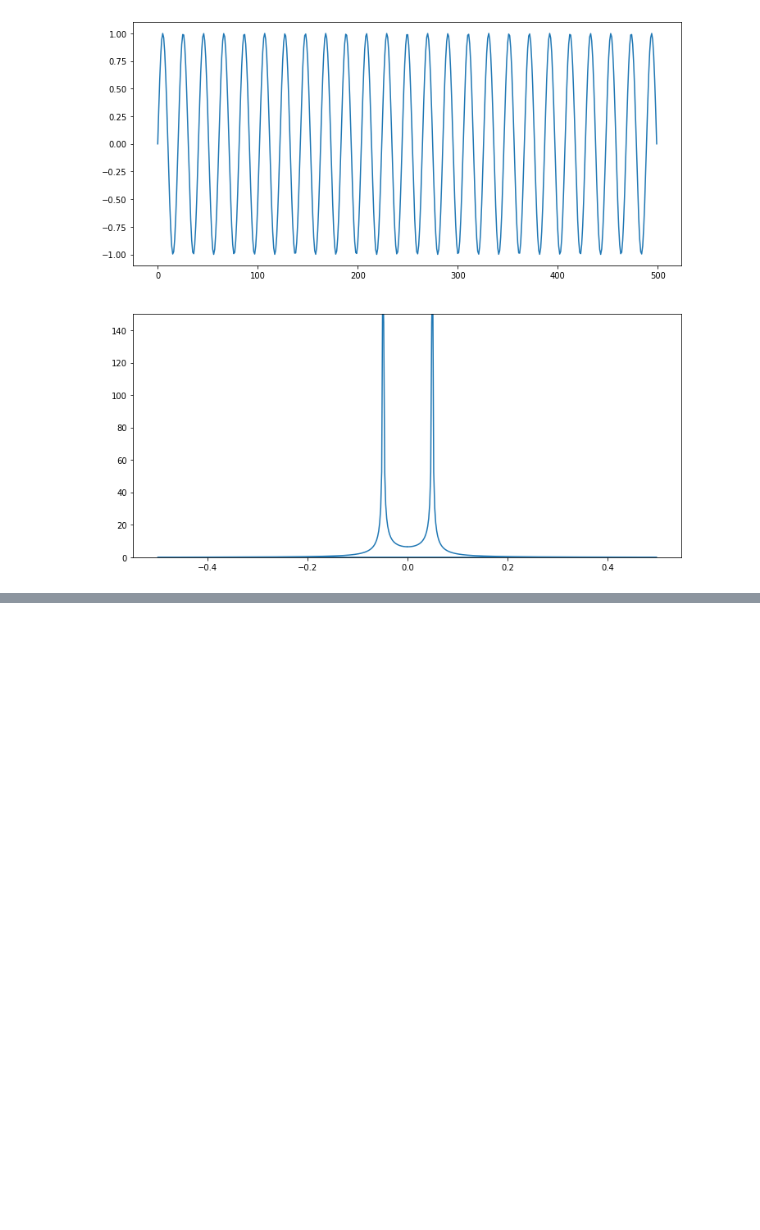
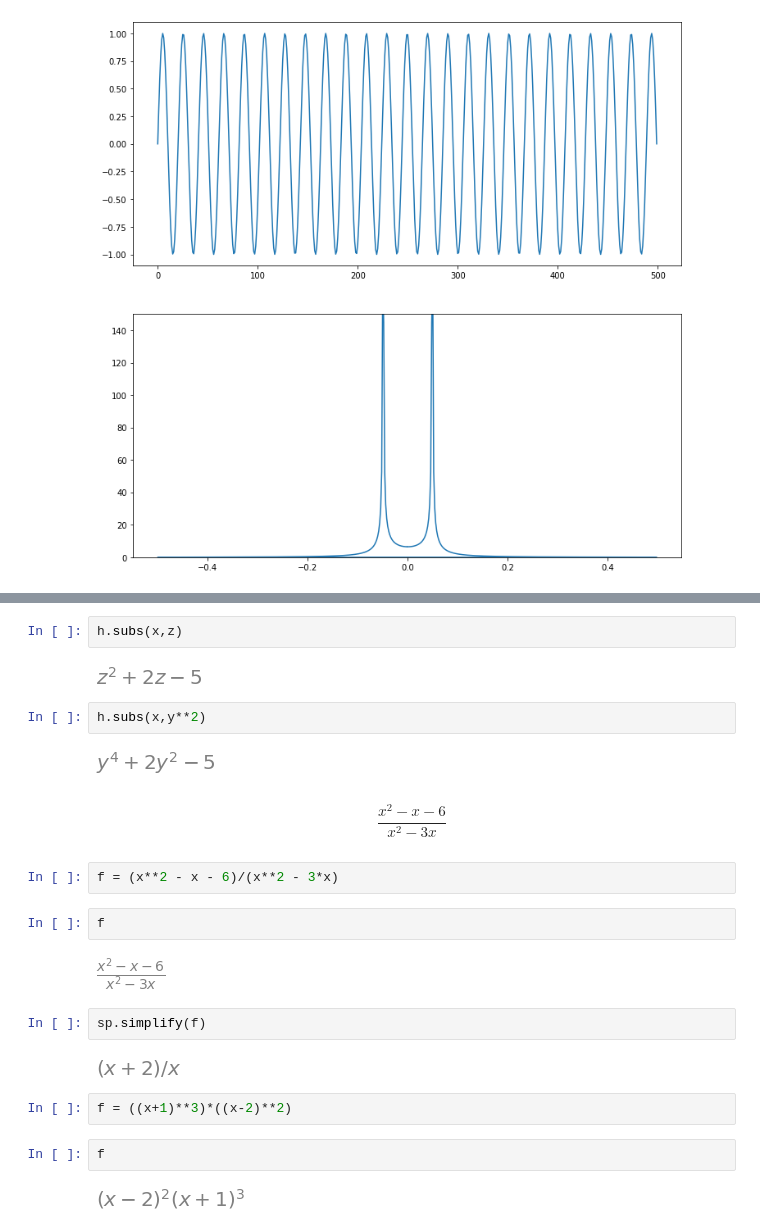
Before and after one commit to markkhusid/Jupyter-Notebooks, a Jupyter notebook: Python3_practice2.ipynb, the cells around one changed output, grey strips where cells are left out. Saved outputs shown, nothing was run; the diff lists cells and outputs as text; blank space fills up the shorter version.

```diff
--- a/Python3_practice2.ipynb
+++ b/Python3_practice2.ipynb
@@ -406,0 +416,26 @@ array([0.        , 0.00200401, 0.00400802, 0.00601202, 0.00801603,
+# %%
+h.subs(x,z)
+# %% [output]
+[figure, added]
+# %%
+h.subs(x,y**2)
+# %% [output]
+[figure, added]
+# %% [markdown]
+$$\frac {x^2 - x - 6}{x^2 - 3x}$$
+# %%
+f = (x**2 - x - 6)/(x**2 - 3*x)
+# %%
+f
+# %% [output]
+[figure, added]
+# %%
+sp.simplify(f)
+# %% [output]
+[figure, added]
+# %%
+f = ((x+1)**3)*((x-2)**2)
+# %%
+f
+# %% [output]
+[figure, added]
```
Also changed, not shown: parts of 13 cells of this notebook.
